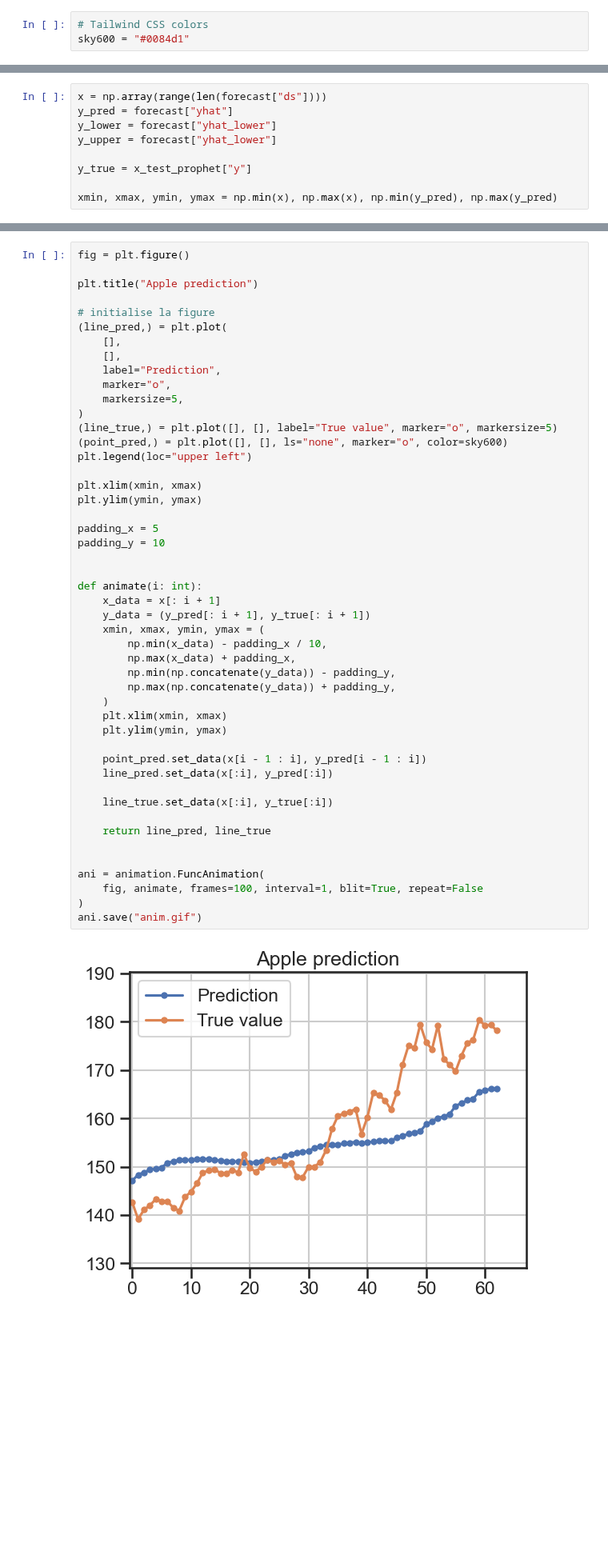
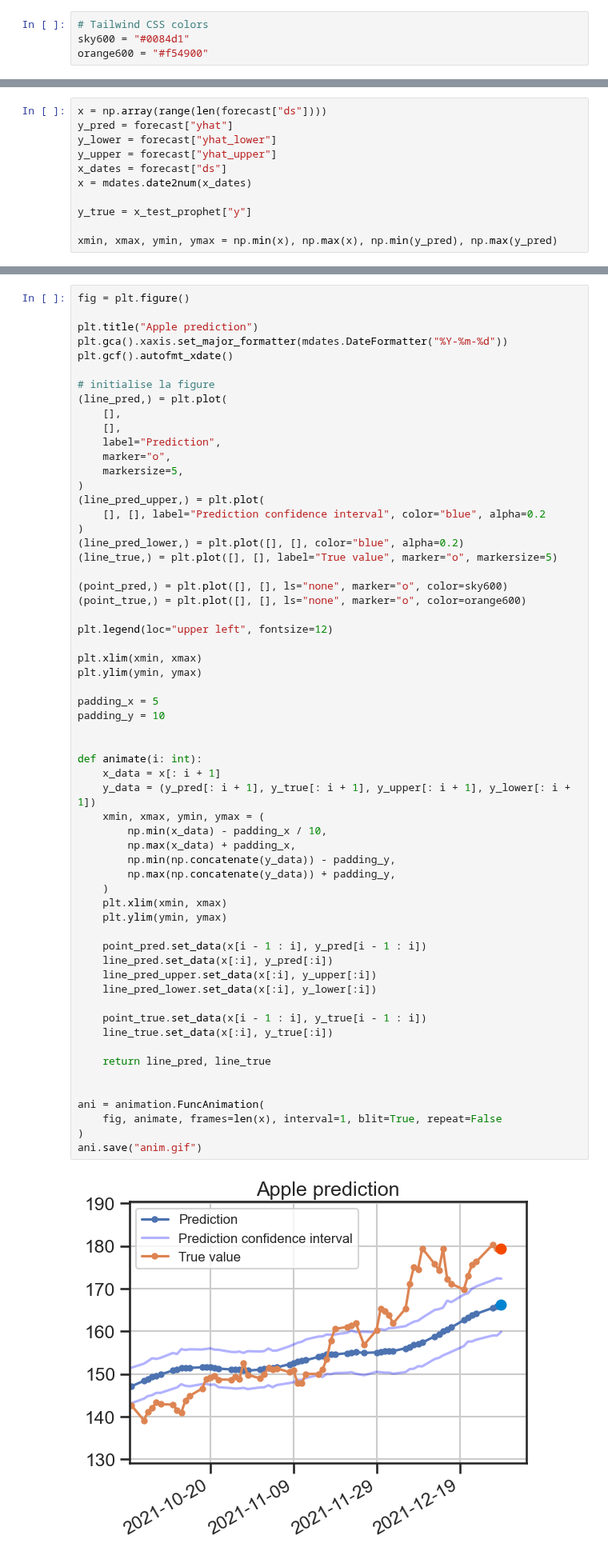
Before and after one commit to Ab2nour/stock-analysis, a Jupyter notebook: notebooks/prediction.ipynb, the cells around one changed output, grey strips where cells are left out. Shown at 80% size. Drawn from its saved outputs; the diff is of its cells as text; blank space fills up the shorter version.

Commit message:
feat: add confidence interval

```diff
--- a/notebooks/prediction.ipynb
+++ b/notebooks/prediction.ipynb
@@ -447,5 +447,6 @@ plt.legend()
 # %%
 # Tailwind CSS colors
 sky600 = "#0084d1"
+orange600 = "#f54900"
 # %%
 import matplotlib.animation as animation
@@ -453,7 +456,9 @@ import matplotlib.animation as animation
 x = np.array(range(len(forecast["ds"])))
 y_pred = forecast["yhat"]
 y_lower = forecast["yhat_lower"]
-y_upper = forecast["yhat_lower"]
+y_upper = forecast["yhat_upper"]
+x_dates = forecast["ds"]
+x = mdates.date2num(x_dates)
 
 y_true = x_test_prophet["y"]
 
@@ -466,6 +471,8 @@ sns.set_theme(context="talk", style="ticks", rc={"axes.grid": True})
 fig = plt.figure()
 
 plt.title("Apple prediction")
+plt.gca().xaxis.set_major_formatter(mdates.DateFormatter("%Y-%m-%d"))
+plt.gcf().autofmt_xdate()
 
 # initialise la figure
 (line_pred,) = plt.plot(
@@ -475,43 +482,53 @@ plt.title("Apple prediction")
     marker="o",
     markersize=5,
 )
+(line_pred_upper,) = plt.plot(
+    [], [], label="Prediction confidence interval", color="blue", alpha=0.2
+)
+(line_pred_lower,) = plt.plot([], [], color="blue", alpha=0.2)
 (line_true,) = plt.plot([], [], label="True value", marker="o", markersize=5)
+
 (point_pred,) = plt.plot([], [], ls="none", marker="o", color=sky600)
-plt.legend(loc="upper left")
+(point_true,) = plt.plot([], [], ls="none", marker="o", color=orange600)
+
+plt.legend(loc="upper left", fontsize=12)
 
 plt.xlim(xmin, xmax)
 plt.ylim(ymin, ymax)
 
 padding_x = 5
 padding_y = 10
 
 
 def animate(i: int):
     x_data = x[: i + 1]
-    y_data = (y_pred[: i + 1], y_true[: i + 1])
+    y_data = (y_pred[: i + 1], y_true[: i + 1], y_upper[: i + 1], y_lower[: i + 1])
     xmin, xmax, ymin, ymax = (
         np.min(x_data) - padding_x / 10,
         np.max(x_data) + padding_x,
         np.min(np.concatenate(y_data)) - padding_y,
         np.max(np.concatenate(y_data)) + padding_y,
     )
     plt.xlim(xmin, xmax)
     plt.ylim(ymin, ymax)
 
     point_pred.set_data(x[i - 1 : i], y_pred[i - 1 : i])
     line_pred.set_data(x[:i], y_pred[:i])
+    line_pred_upper.set_data(x[:i], y_upper[:i])
+    line_pred_lower.set_data(x[:i], y_lower[:i])
 
+    point_true.set_data(x[i - 1 : i], y_true[i - 1 : i])
     line_true.set_data(x[:i], y_true[:i])
 
     return line_pred, line_true
 
 
 ani = animation.FuncAnimation(
-    fig, animate, frames=100, interval=1, blit=True, repeat=False
+    fig, animate, frames=len(x), interval=1, blit=True, repeat=False
 )
 ani.save("anim.gif")
 # %% [output]
-[figure, old version]
+[figure, new version]
 # %%
 plt.rcParams["axes.prop_cycle"].by_key()["color"]
 # %% [output]
```
Also changed, not shown: parts of 1 cell of this notebook, 1 other file.
